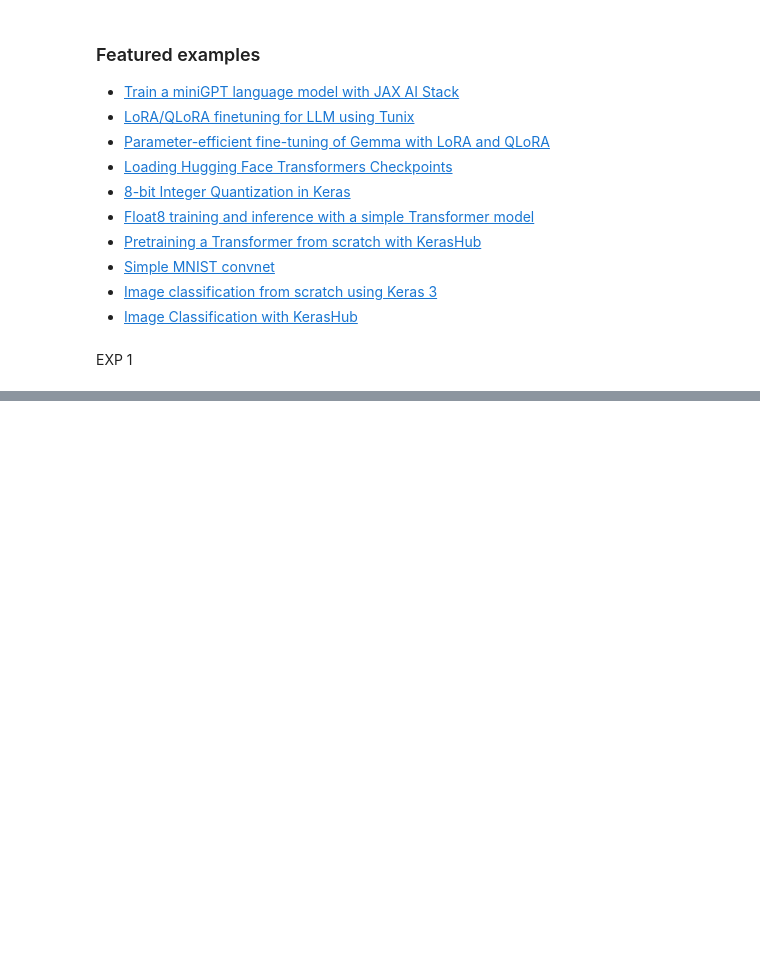
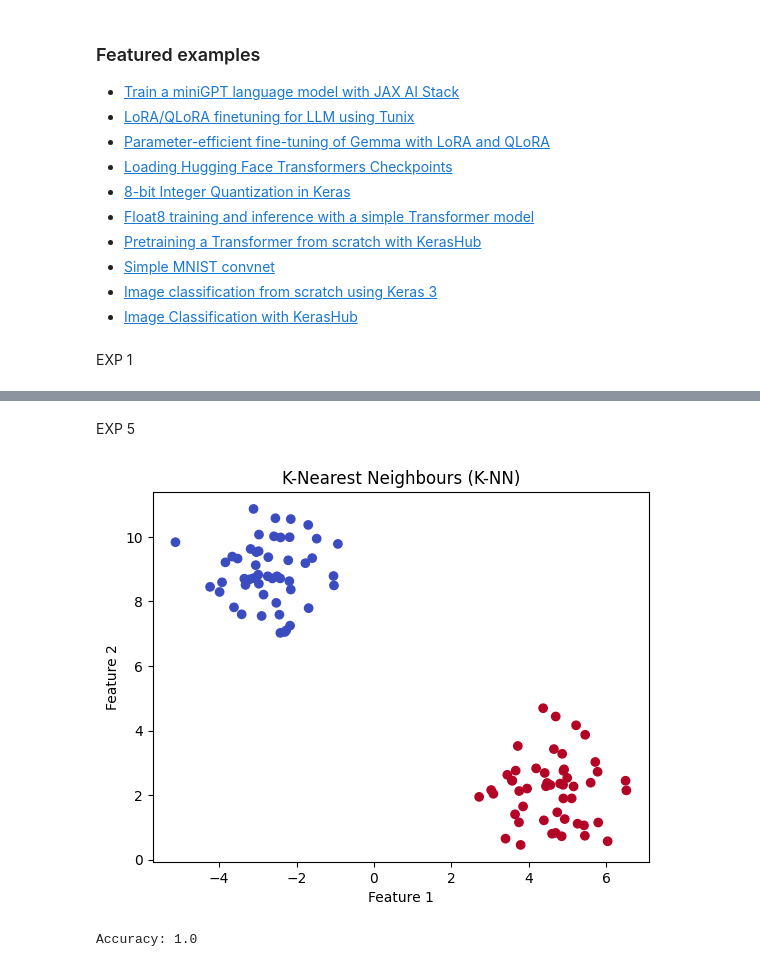
Before and after one commit to shunmu2417-jpg/ITA0604-MACHINE-LEARNING, a Jupyter notebook: ML_LAB.ipynb, the cells around one changed output, grey strips where cells are left out. Cells and saved outputs as stored; diff of their text form; code cells hidden in the pictures; blank space fills up the shorter version.

```diff
--- a/ML_LAB.ipynb
+++ b/ML_LAB.ipynb
@@ -210,0 +468,29 @@ EXP 1
+# %% [markdown]
+EXP 5
+# %%
+
+import matplotlib.pyplot as plt
+from sklearn.datasets import make_blobs
+from sklearn.neighbors import KNeighborsClassifier
+
+# Generate dataset
+X, y = make_blobs(n_samples=100, centers=2, random_state=42)
+
+# Train K-NN model
+model = KNeighborsClassifier(n_neighbors=3)
+model.fit(X, y)
+
+# Predict classes
+pred = model.predict(X)
+
+# Plot output graph
+plt.scatter(X[:, 0], X[:, 1], c=pred, cmap='coolwarm')
+plt.title("K-Nearest Neighbours (K-NN)")
+plt.xlabel("Feature 1")
+plt.ylabel("Feature 2")
+plt.show()
+
+print("Accuracy:", model.score(X, y))
+# %% [output]
+[figure, added]
+Accuracy: 1.0
```
Also changed, not shown: parts of 8 cells of this notebook.
